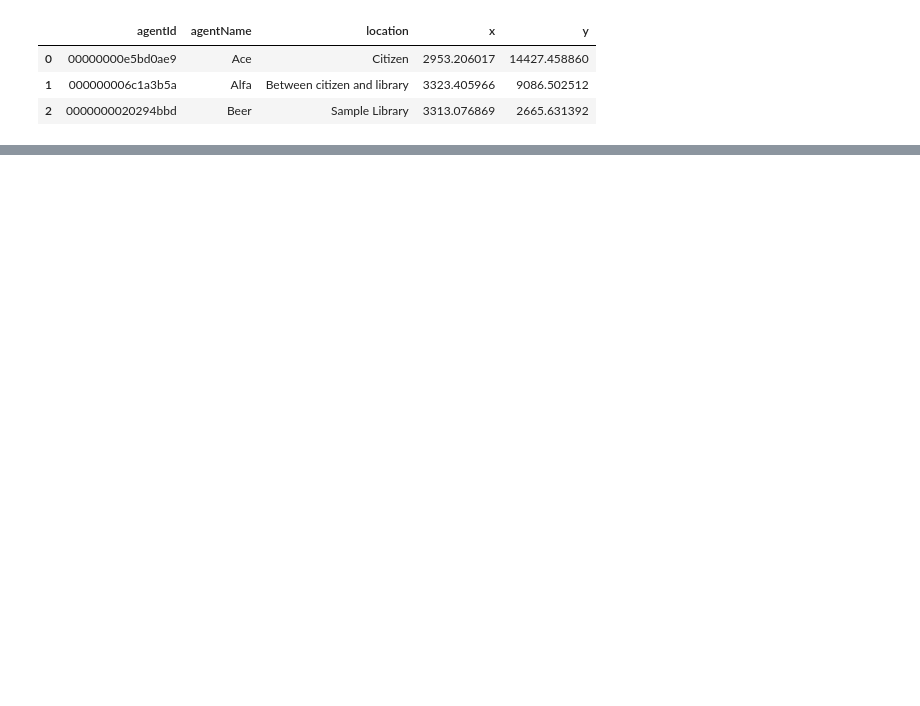
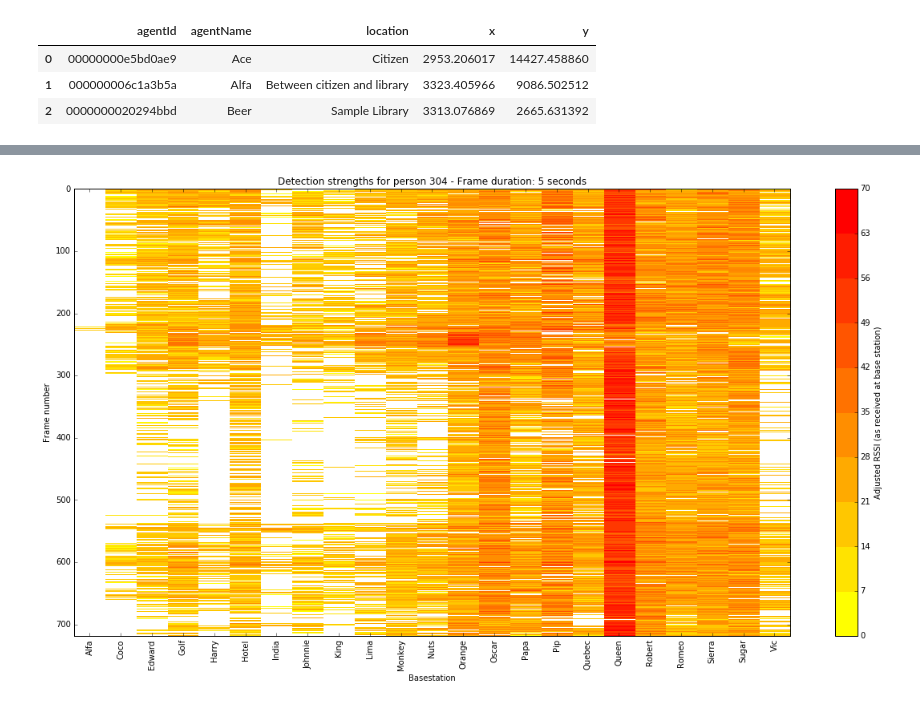
Before and after one commit to alexlee22/indoor-tracking-blog, a Jupyter notebook: helpers/initialDataAnalysis/db based analysis.ipynb, the cells around one changed output, grey strips where cells are left out. Saved outputs shown, nothing was run; the diff lists cells and outputs as text; code cells hidden in the pictures; blank space fills up the shorter version.

```diff
--- a/helpers/initialDataAnalysis/db based analysis.ipynb
+++ b/helpers/initialDataAnalysis/db based analysis.ipynb
@@ -215,0 +379,43 @@ will make 719 frames
+# %%
+width = newDF.shape[1]
+newDF = newDF[newDF.columns[0:width-2]]
+# %%
+# make values from -5 to 5, for this example
+zvals = newDF
+
+# make a color map of fixed colors
+# colourMaps = ["autumn","bone","cool","copper","flag","gray","hot","hsv","jet","pink","prism","spring","summer","winter","spectral"]
+start = newDF.min().min()
+stop  = newDF.max().max() #returns a series that then needs to be searched again
+step  = math.floor( (stop-start)/10 )
+bounds= np.arange(start, stop, step)
+
+for mapName in ["autumn_r"]:
+    cmap=plt.get_cmap(mapName)
+    norm = matplotlib.colors.BoundaryNorm(bounds, cmap.N)
+
+    # tell imshow about color map so that only set colors are used
+    img = plt.imshow(zvals,
+                     interpolation='nearest',
+                     cmap=cmap,
+                     norm=norm,
+                     aspect='auto')
+
+    # make a color bar
+    plt.colorbar(img,
+                 cmap=cmap,
+                 norm=norm,
+                 boundaries=bounds,
+                 ticks=bounds,
+                 label='Adjusted RSSI (as received at base station)')
+
+    x = np.arange(0, newDF.shape[1], 1)
+    labels = list(newDF.columns)
+    plt.xticks(x, labels, rotation='vertical')
+
+    plt.title('Detection strengths for person {} - Frame duration: {} seconds'.format(personNumber, stepSize))
+    plt.xlabel("Basestation")
+    plt.ylabel("Frame number")
+    plt.show()
+# %% [output]
+[figure, added]
```
Also changed, not shown: parts of 21 cells of this notebook, 1 other file.
